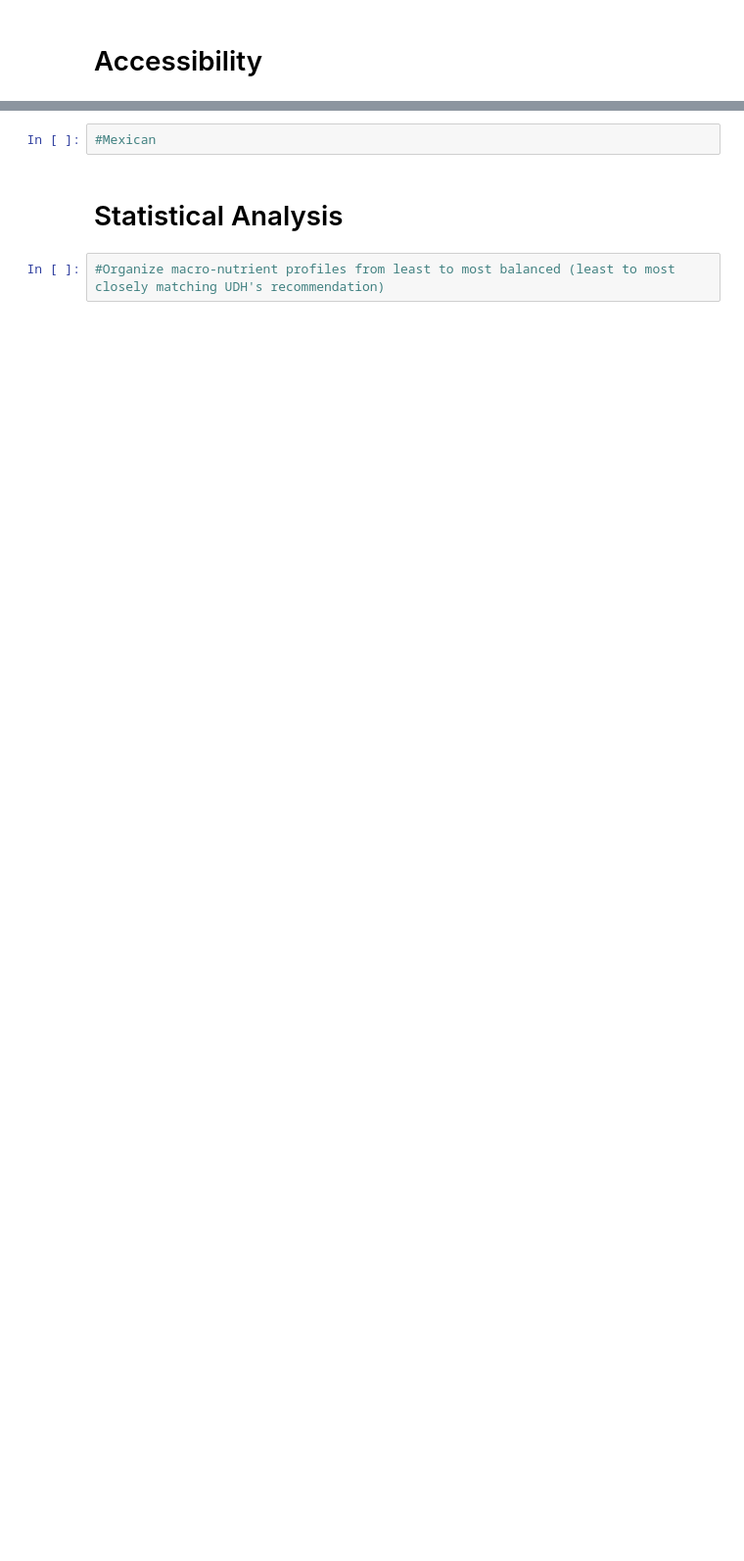
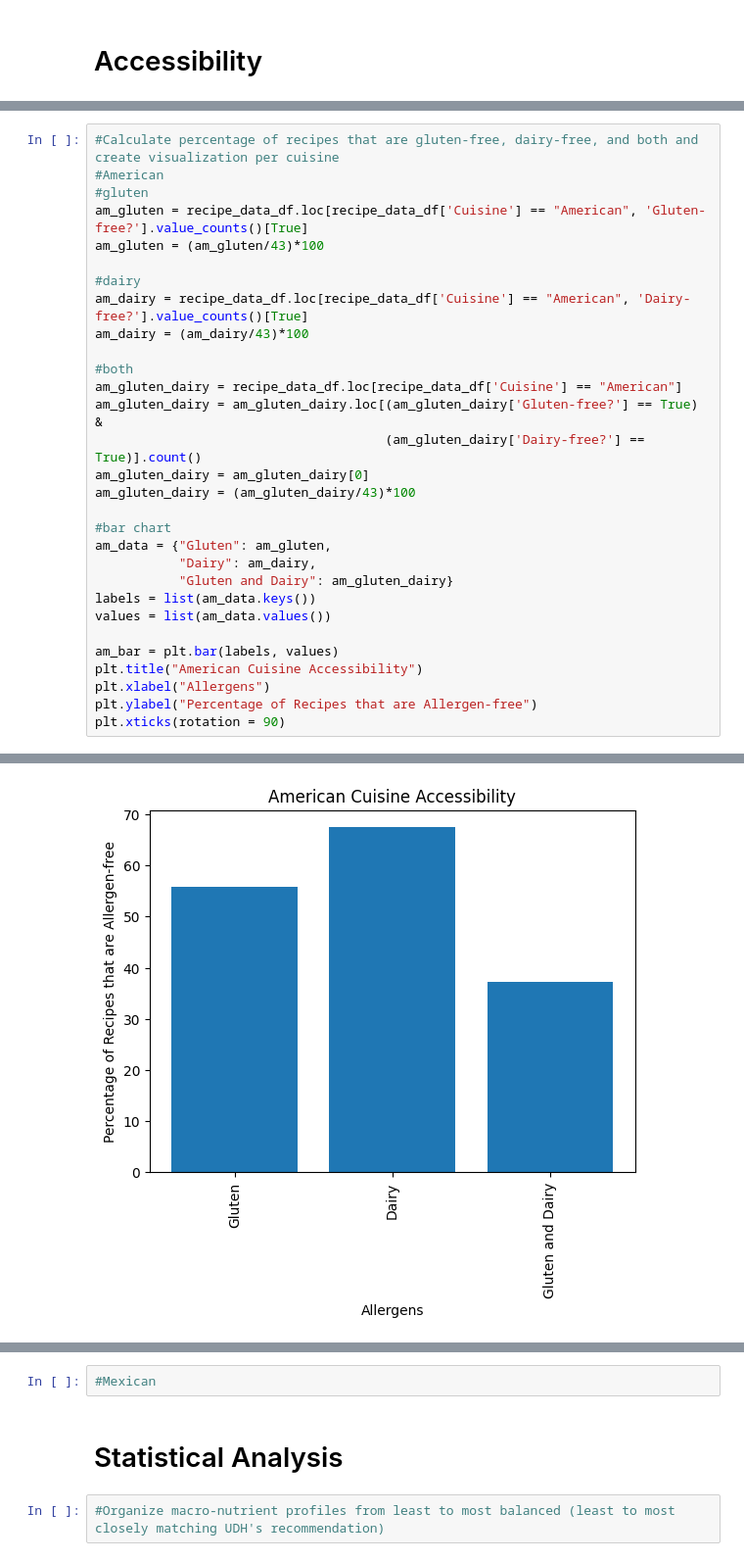
Before and after one commit to ragnor1824/Cuisine_Analysis, a Jupyter notebook: cuisine_analysis_renee.ipynb, the cells around one changed output, grey strips where cells are left out. Shown at 98% size. Cells and saved outputs as stored; diff of their text form; blank space fills up the shorter version.

```diff
--- a/cuisine_analysis_renee.ipynb
+++ b/cuisine_analysis_renee.ipynb
@@ -339,0 +334,31 @@ ValueError: need at least one array to concatenate
+# %%
+#Calculate percentage of recipes that are gluten-free, dairy-free, and both and create visualization per cuisine
+#American
+#gluten
+am_gluten = recipe_data_df.loc[recipe_data_df['Cuisine'] == "American", 'Gluten-free?'].value_counts()[True]
+am_gluten = (am_gluten/43)*100
+
+#dairy
+am_dairy = recipe_data_df.loc[recipe_data_df['Cuisine'] == "American", 'Dairy-free?'].value_counts()[True]
+am_dairy = (am_dairy/43)*100
+
+#both
+am_gluten_dairy = recipe_data_df.loc[recipe_data_df['Cuisine'] == "American"]
+am_gluten_dairy = am_gluten_dairy.loc[(am_gluten_dairy['Gluten-free?'] == True) &
+                                      (am_gluten_dairy['Dairy-free?'] == True)].count()
+am_gluten_dairy = am_gluten_dairy[0]
+am_gluten_dairy = (am_gluten_dairy/43)*100
+
+#bar chart
+am_data = {"Gluten": am_gluten,
+           "Dairy": am_dairy,
+           "Gluten and Dairy": am_gluten_dairy}
+labels = list(am_data.keys())
+values = list(am_data.values())
+
+am_bar = plt.bar(labels, values)
+plt.title("American Cuisine Accessibility")
+plt.xlabel("Allergens")
+plt.ylabel("Percentage of Recipes that are Allergen-free")
+plt.xticks(rotation = 90)
+# %% [output]
@@ -339,0 +367 @@ ValueError: need at least one array to concatenate
+[figure, added]
```
Also changed, not shown: parts of 18 cells of this notebook, 3 other files.
